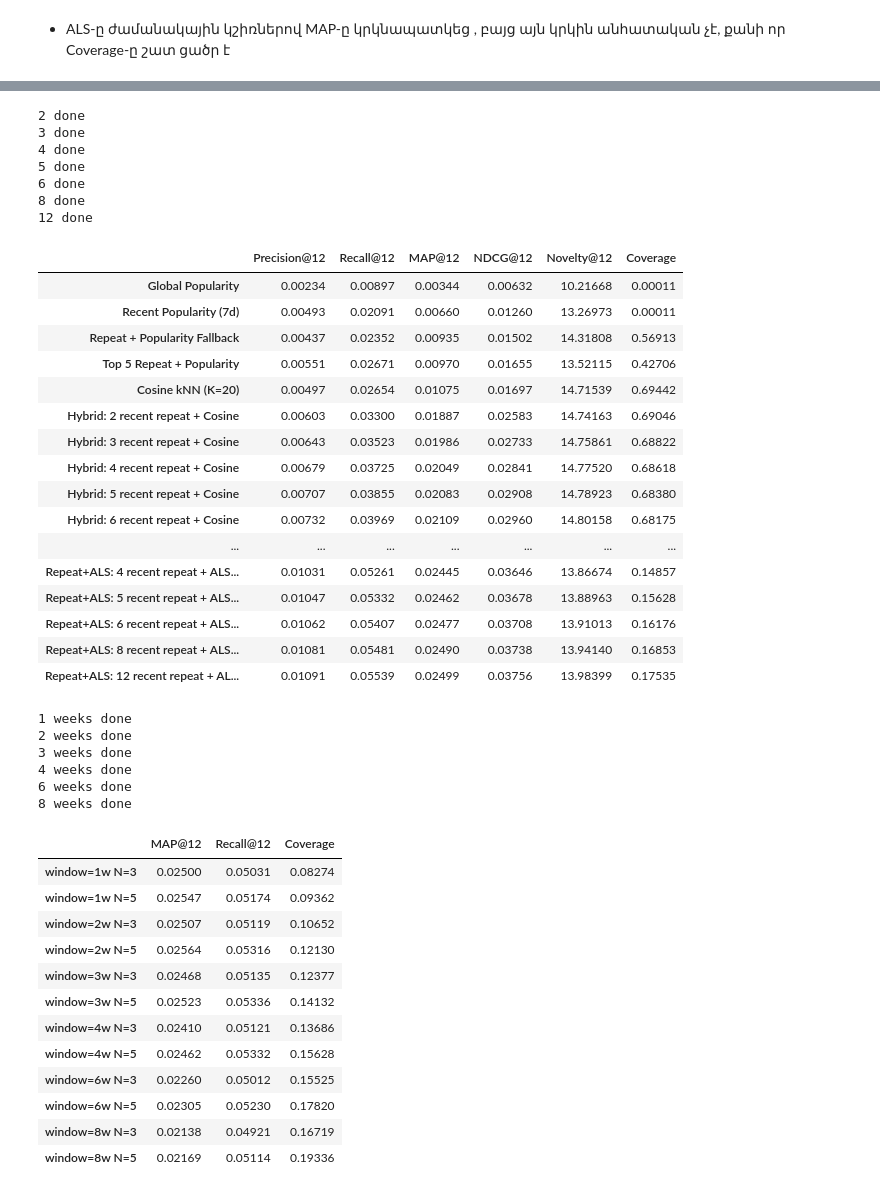
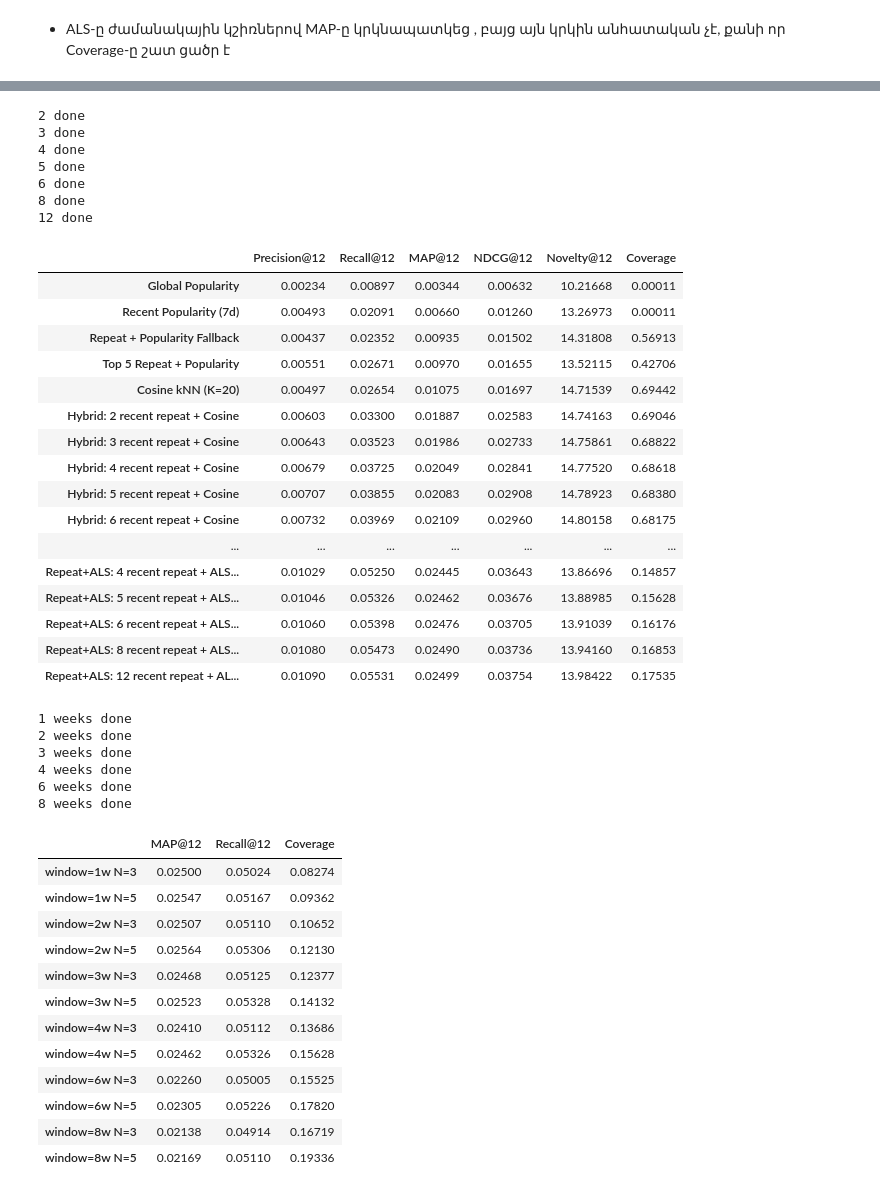
Before and after one commit to parsyan-n/hm-recommendation-project, a Jupyter notebook: validation_experiments.ipynb, the cells around one changed output, grey strips where cells are left out. Saved outputs shown, nothing was run; the diff lists cells and outputs as text; code cells hidden in the pictures.

Commit message:
Add validation experiments and results

```diff
--- a/validation_experiments.ipynb
+++ b/validation_experiments.ipynb
@@ -109,3 +130,15 @@ def predict_implicit_model(model, val_df, k=12):
         predictions[c_id] = (recs + fill)[:k]
 
     return predictions, actuals_dict
+# %%
+# Մոդելի աշխատանքը գնահատելու համար
+
+total_catalog_items = articles['article_id'].nunique()
+sales_series = train['article_id'].value_counts()
+
+total_sales = len(train)
+max_novelty = -np.log2(1 / total_sales)  # ամենահազվադեպ վաճառվածի novelty-ն
+
+novelty_dict = (
+    (-np.log2(sales_series / total_sales)).to_dict()
+)
@@ -205,11 +243,12 @@ for n_repeat in [2, 3, 4, 5, 6, 8, 12]:
         hybrid_preds[c_id] = (repeat + fill)[:12]
 
     model_results[f'Hybrid: {n_repeat} recent repeat + Cosine'] = evaluate(
-        hybrid_preds, actuals_dict, total_catalog_items, novelty_dict, k=12)
+        hybrid_preds, actuals_dict, total_catalog_items, novelty_dict,max_novelty, k=12)
     print(n_repeat, 'done')
 
 
-
+names_to_drop = [f'Hybrid: {n} recent repeat + Cosine' for n in [2, 3, 4, 5, 6, 8, 12]]
+val_results = val_results.drop(index=names_to_drop, errors='ignore')
 val_results = pd.concat([val_results, pd.DataFrame(model_results).T])
 val_results.to_csv('results/val_results.csv')
 val_results.round(5)
@@ -268,7 +313,7 @@ for f, r, a in itertools.product(grid['factors'], grid['regularization'], grid['
     model.fit(als_matrix, show_progress=False)
 
     preds, actuals_dict = predict_implicit_model(model, val, k=12)
-    metrics = evaluate(preds, actuals_dict, total_catalog_items, novelty_dict, k=12)
+    metrics = evaluate(preds, actuals_dict, total_catalog_items, novelty_dict,max_novelty, k=12)
     metrics['minutes'] = round((time.time() - t0) / 60, 1)
 
     grid_results[name] = metrics
@@ -328,8 +383,4 @@ Best ALS: ALS f=64 reg=0.1 alpha=5
 # %%
-#==================================================================================
-#                 ALS with time-decay weights
-#==================================================================================
-
 
 age_days = (train['t_dat'].max() - train['t_dat']).dt.days
 
@@ -344,13 +395,13 @@ for half_life in [7, 14, 30]:
         (ui['w'].values.astype(np.float32), (ui['user_idx'].values, ui['item_idx'].values)),
         shape=(n_users, n_items))
 
-    model = AlternatingLeastSquares(factors=64, regularization=0.01, alpha=5,
+    model = AlternatingLeastSquares(factors=64, regularization=0.1, alpha=5,
                                     iterations=15, random_state=42)
     model.fit(decay_matrix, show_progress=False)
 
     preds, actuals_dict = predict_implicit_model(model, val, k=12)
     decay_results[f'ALS time-decay half_life={half_life}'] = evaluate(
-        preds, actuals_dict, total_catalog_items, novelty_dict, k=12)
+        preds, actuals_dict, total_catalog_items, novelty_dict,max_novelty,k=12)
     print(half_life, 'done')
 
 pd.DataFrame(decay_results).T.round(5)
@@ -367,8 +426,4 @@ pd.DataFrame(decay_results).T.round(5)
 # %%
-#===================================================================================
-# Hybrid: N recent repeat + time-decay ALS (half_life=14)
-#===================================================================================
-
 # --- time-decay ALS, half_life=14 ---
 age_days = (train['t_dat'].max() - train['t_dat']).dt.days
 w = 0.5 ** (age_days / 14)
@@ -378,14 +433,14 @@ decay_matrix = csr_matrix(
     (ui['w'].values.astype(np.float32), (ui['user_idx'].values, ui['item_idx'].values)),
     shape=(n_users, n_items))
 
-als_decay = AlternatingLeastSquares(factors=64, regularization=0.01, alpha=5,
+als_decay = AlternatingLeastSquares(factors=64, regularization=0.1, alpha=5,
                                     iterations=15, random_state=42)
 als_decay.fit(decay_matrix, show_progress=False)
 
 als_preds, actuals_dict = predict_implicit_model(als_decay, val, k=12)
 
 model_results = {
-    'Time-decay ALS (half_life=14)': evaluate(als_preds, actuals_dict, total_catalog_items, novelty_dict, k=12)
+    'Time-decay ALS (half_life=14)': evaluate(als_preds, actuals_dict, total_catalog_items, novelty_dict,max_novelty,k=12)
 }
 
 # --- hybrid: recent repeat first, ALS fills the rest ---
@@ -400,41 +455,41 @@ for n_repeat in [2, 3, 4, 5, 6, 8, 12]:
         hybrid_preds[c_id] = (repeat + fill)[:12]
 
     model_results[f'Repeat+ALS: {n_repeat} recent repeat + ALS decay'] = evaluate(
-        hybrid_preds, actuals_dict, total_catalog_items, novelty_dict, k=12)
+        hybrid_preds, actuals_dict, total_catalog_items, novelty_dict,max_novelty, k=12)
     print(n_repeat, 'done')
 
 
 val_results = pd.read_csv('results/val_results.csv', index_col=0)
 val_results = val_results[~(val_results.index.str.startswith('Repeat+ALS') |
                             val_results.index.str.startswith('Time-decay'))]
 val_results = pd.concat([val_results, pd.DataFrame(model_results).T])
 val_results.to_csv('results/val_results.csv')
 val_results.round(5)
 # %% [output]
 2 done
 3 done
 4 done
 5 done
 6 done
 8 done
 12 done
 |  | Precision@12 | Recall@12 | MAP@12 | NDCG@12 | Novelty@12 | Coverage |
 | Global Popularity | 0.00234 | 0.00897 | 0.00344 | 0.00632 | 10.21668 | 0.00011 |
 | Recent Popularity (7d) | 0.00493 | 0.02091 | 0.00660 | 0.01260 | 13.26973 | 0.00011 |
 | Repeat + Popularity Fallback | 0.00437 | 0.02352 | 0.00935 | 0.01502 | 14.31808 | 0.56913 |
 | Top 5 Repeat + Popularity | 0.00551 | 0.02671 | 0.00970 | 0.01655 | 13.52115 | 0.42706 |
 | Cosine kNN (K=20) | 0.00497 | 0.02654 | 0.01075 | 0.01697 | 14.71539 | 0.69442 |
 | Hybrid: 2 recent repeat + Cosine | 0.00603 | 0.03300 | 0.01887 | 0.02583 | 14.74163 | 0.69046 |
 | Hybrid: 3 recent repeat + Cosine | 0.00643 | 0.03523 | 0.01986 | 0.02733 | 14.75861 | 0.68822 |
 | Hybrid: 4 recent repeat + Cosine | 0.00679 | 0.03725 | 0.02049 | 0.02841 | 14.77520 | 0.68618 |
 | Hybrid: 5 recent repeat + Cosine | 0.00707 | 0.03855 | 0.02083 | 0.02908 | 14.78923 | 0.68380 |
 | Hybrid: 6 recent repeat + Cosine | 0.00732 | 0.03969 | 0.02109 | 0.02960 | 14.80158 | 0.68175 |
 | ... | ... | ... | ... | ... | ... | ... |
-| Repeat+ALS: 4 recent repeat + ALS... | 0.01031 | 0.05261 | 0.02445 | 0.03646 | 13.86674 | 0.14857 |
-| Repeat+ALS: 5 recent repeat + ALS... | 0.01047 | 0.05332 | 0.02462 | 0.03678 | 13.88963 | 0.15628 |
-| Repeat+ALS: 6 recent repeat + ALS... | 0.01062 | 0.05407 | 0.02477 | 0.03708 | 13.91013 | 0.16176 |
-| Repeat+ALS: 8 recent repeat + ALS... | 0.01081 | 0.05481 | 0.02490 | 0.03738 | 13.94140 | 0.16853 |
-| Repeat+ALS: 12 recent repeat + AL... | 0.01091 | 0.05539 | 0.02499 | 0.03756 | 13.98399 | 0.17535 |
+| Repeat+ALS: 4 recent repeat + ALS... | 0.01029 | 0.05250 | 0.02445 | 0.03643 | 13.86696 | 0.14857 |
+| Repeat+ALS: 5 recent repeat + ALS... | 0.01046 | 0.05326 | 0.02462 | 0.03676 | 13.88985 | 0.15628 |
+| Repeat+ALS: 6 recent repeat + ALS... | 0.01060 | 0.05398 | 0.02476 | 0.03705 | 13.91039 | 0.16176 |
+| Repeat+ALS: 8 recent repeat + ALS... | 0.01080 | 0.05473 | 0.02490 | 0.03736 | 13.94160 | 0.16853 |
+| Repeat+ALS: 12 recent repeat + AL... | 0.01090 | 0.05531 | 0.02499 | 0.03754 | 13.98422 | 0.17535 |
 # %%
 #==================================================================================
 # Repeat + ALS: which history window works best for recent repeat?
@@ -459,7 +514,7 @@ for weeks in [1, 2, 3, 4, 6, 8]:
             hybrid_preds[c_id] = (repeat + fill)[:12]
 
         window_results[f'window={weeks}w N={n_repeat}'] = evaluate(
-            hybrid_preds, actuals_dict, total_catalog_items, novelty_dict, k=12)
+            hybrid_preds, actuals_dict, total_catalog_items, novelty_dict,max_novelty, k=12)
     print(weeks, 'weeks done')
 
 pd.DataFrame(window_results).T[['MAP@12', 'Recall@12', 'Coverage']].round(5)
@@ -471,15 +526,15 @@ pd.DataFrame(window_results).T[['MAP@12', 'Recall@12', 'Coverage']].round(5)
 6 weeks done
 8 weeks done
 |  | MAP@12 | Recall@12 | Coverage |
-| window=1w N=3 | 0.02500 | 0.05031 | 0.08274 |
-| window=1w N=5 | 0.02547 | 0.05174 | 0.09362 |
-| window=2w N=3 | 0.02507 | 0.05119 | 0.10652 |
-| window=2w N=5 | 0.02564 | 0.05316 | 0.12130 |
-| window=3w N=3 | 0.02468 | 0.05135 | 0.12377 |
-| window=3w N=5 | 0.02523 | 0.05336 | 0.14132 |
-| window=4w N=3 | 0.02410 | 0.05121 | 0.13686 |
-| window=4w N=5 | 0.02462 | 0.05332 | 0.15628 |
-| window=6w N=3 | 0.02260 | 0.05012 | 0.15525 |
-| window=6w N=5 | 0.02305 | 0.05230 | 0.17820 |
-| window=8w N=3 | 0.02138 | 0.04921 | 0.16719 |
-| window=8w N=5 | 0.02169 | 0.05114 | 0.19336 |
+| window=1w N=3 | 0.02500 | 0.05024 | 0.08274 |
+| window=1w N=5 | 0.02547 | 0.05167 | 0.09362 |
+| window=2w N=3 | 0.02507 | 0.05110 | 0.10652 |
+| window=2w N=5 | 0.02564 | 0.05306 | 0.12130 |
+| window=3w N=3 | 0.02468 | 0.05125 | 0.12377 |
+| window=3w N=5 | 0.02523 | 0.05328 | 0.14132 |
+| window=4w N=3 | 0.02410 | 0.05112 | 0.13686 |
+| window=4w N=5 | 0.02462 | 0.05326 | 0.15628 |
+| window=6w N=3 | 0.02260 | 0.05005 | 0.15525 |
+| window=6w N=5 | 0.02305 | 0.05226 | 0.17820 |
+| window=8w N=3 | 0.02138 | 0.04914 | 0.16719 |
+| window=8w N=5 | 0.02169 | 0.05110 | 0.19336 |
```
Also changed, not shown: parts of 20 cells of this notebook.
